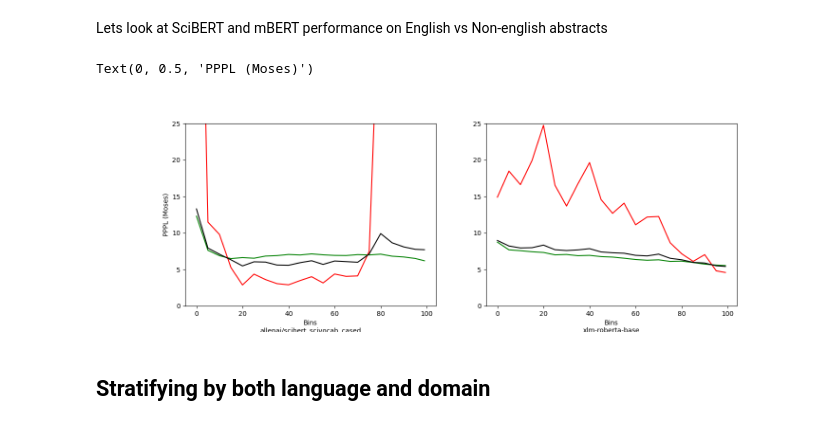
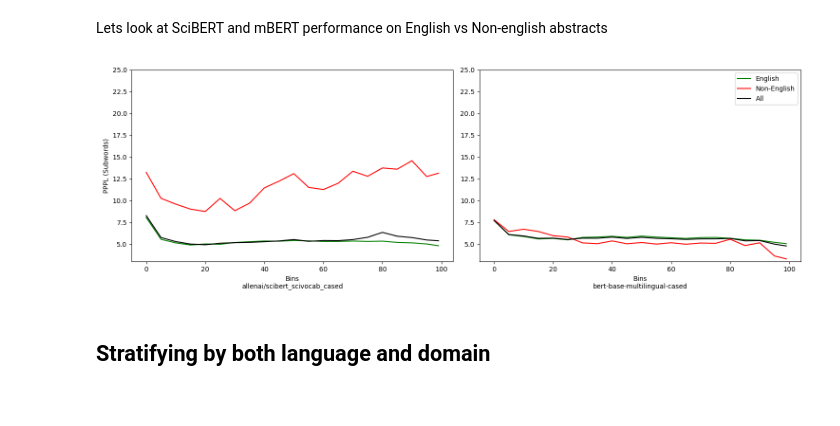
Before and after one commit to kwchurch/JSALT_Better_Together, a Jupyter notebook: lm_perplexity/vis/Analysis: Source and Language.ipynb, the cells around one changed output. Cells and saved outputs as stored; diff of their text form; code cells hidden in the pictures.

```diff
--- a/lm_perplexity/vis/Analysis: Source and Language.ipynb
+++ b/lm_perplexity/vis/Analysis: Source and Language.ipynb
@@ -51,7 +55,13 @@ print(f'{np_arrays[next(iter(dfs))].shape}\t(bin x sample_size x max_seq_len)')
 # Cleanup some of the columns from the df
 for model, df in dfs.items():
     dfs[model] = df.drop(columns=[col for col in df.columns if 'Unnamed' in col])
+    df['num_unk'] = df['abstract_input'].apply(lambda x : x.count('[UNK]'))
+    dfs[model] = df
+
     print(f'Model: {model:40s}\tNum Rows: {len(df):10d}')
+
+# test_df = dfs['allenai/scibert_scivocab_cased']
+# test_df[test_df['langdetect'] == 'zh-cn']
 # %% [output]
 Model: allenai/scibert_scivocab_cased           Num Rows:      97413
 Model: bert-base-cased                          Num Rows:      98168
@@ -106,14 +115,13 @@ def calculate_pppl(arr, counts=None):
         total_counts = np.sum(~np.isnan(arr))
     return np.exp(total_sum / total_counts)
 # %%
-def get_pppl_per_bin(df, count_col=None):
+def get_pppl_per_bin(df, arr, count_col=None):
     bins = df['bin'].unique()
     bins_pppl = np.zeros(bins.shape)
 
     for j, b in enumerate(bins):
         bin_counts = df[df['bin'] == b][count_col] if count_col else None
         np_indexer = df[df['bin'] == b]['local_id']
-        arr = np_arrays[model]
 
         bins_pppl[j] = calculate_pppl(arr[b][np_indexer], bin_counts)
 
@@ -129,7 +137,7 @@ colors = ['blue', 'red', 'green']
 for k, (name, col) in enumerate(zip(['Characters', 'Spaces', 'Moses'],['num_chars', 'num_spaces', 'num_moses_tokens'])):
     for i, (model, df) in enumerate(dfs.items()):
 
-        bins, bins_pppl = get_pppl_per_bin(df, col)
+        bins, bins_pppl = get_pppl_per_bin(df, np_arrays[model], col)
         moses_a[k][i].plot(bins, bins_pppl, color=colors[k], label=name)
         moses_a[k][i].plot(pppl_arrays[model][0], pppl_arrays[model][1], color='black', label='Subword')
 
@@ -172,11 +180,13 @@ for i, source in enumerate(sources):
 
 
     for j, (d, name) in enumerate(zip([source_df, non_source_df, df], [source, '~' + source, 'all'])):
-        bins, bins_pppl = get_pppl_per_bin(d)
+        bins, bins_pppl = get_pppl_per_bin(d, np_arrays[model])
         loo_a[i].plot(bins, bins_pppl, label=name, color=colors[j])
         loo_a[i].set_xlabel(source + f'\nk={len(source_df)}')
         loo_a[i].set_ylim(bottom=2.5, top=10)
         loo_a[i].legend(bbox_to_anchor=(0.5,1), loc='lower center')
 
 loo_a[0].set_ylabel('PPPL (Subwords)')
+loo_f.suptitle(f'n={len(df)}', y=0.03)
+loo_f.tight_layout()
 # %% [output]
@@ -325,22 +341,23 @@ Lets look at SciBERT and mBERT performance on English vs Non-english abstracts
 # %%
 enef, enea = plt.subplots(1,2, figsize=(15,5))
 colors = ['green', 'red', 'black']
-for i, model in enumerate(['allenai/scibert_scivocab_cased', 'xlm-roberta-base']):
+for i, model in enumerate(['allenai/scibert_scivocab_cased', 'bert-base-multilingual-cased']):
 
     all_df = dfs[model]
     english_df = all_df[all_df['langdetect'] == 'en']
-    non_english_df = all_df[all_df['langdetect'] != 'en']
+    non_english_df = all_df[(all_df['langdetect'] != 'en') & (all_df['num_unk'] < 10)]
 
     for j, (d, name) in enumerate(zip([english_df, non_english_df, all_df], ['English', 'Non-English', 'All'])):
-        bins, bins_pppl = get_pppl_per_bin(d, count_col='num_moses_tokens')
+        bins, bins_pppl = get_pppl_per_bin(d, np_arrays[model])
         enea[i].plot(bins, bins_pppl, color=colors[j], label=name)
         enea[i].set_xlabel(f'Bins\n{model}')
-        enea[i].set_ylim(top=25, bottom=0)
+        enea[i].set_ylim(top=25, bottom=3)
 
-enea[0].set_ylabel('PPPL (Moses)')
+enea[0].set_ylabel('PPPL (Subwords)')
+enea[1].legend()
+enef.tight_layout()
 # %% [output]
-Text(0, 0.5, 'PPPL (Moses)')
-[figure, old version]
+[figure, new version]
 # %% [markdown]
 ## Stratifying by both language and domain
 # %% [markdown]
```
Also changed, not shown: parts of 20 cells of this notebook, 6 other files.
